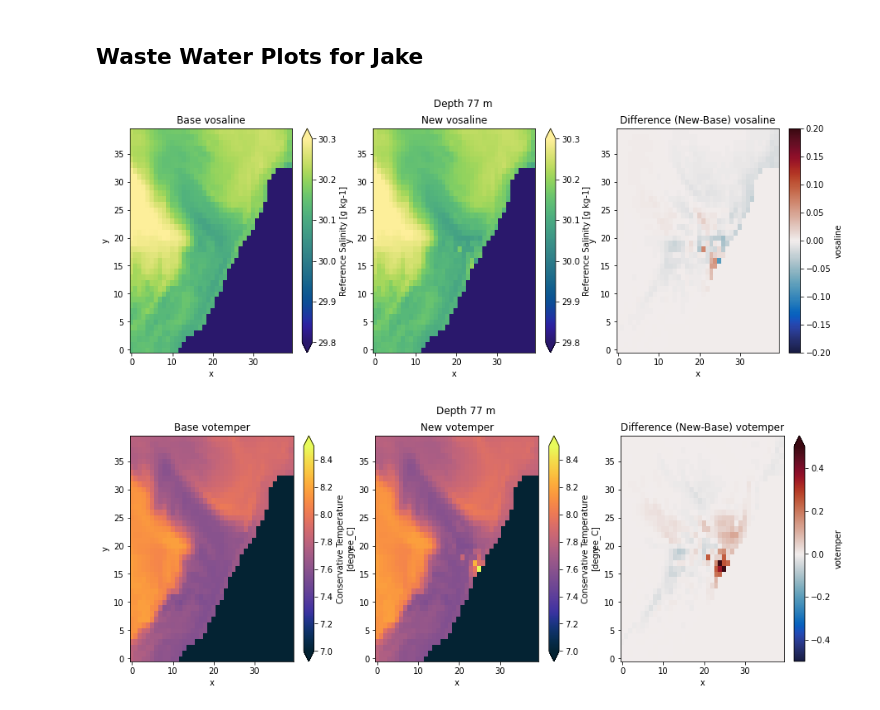
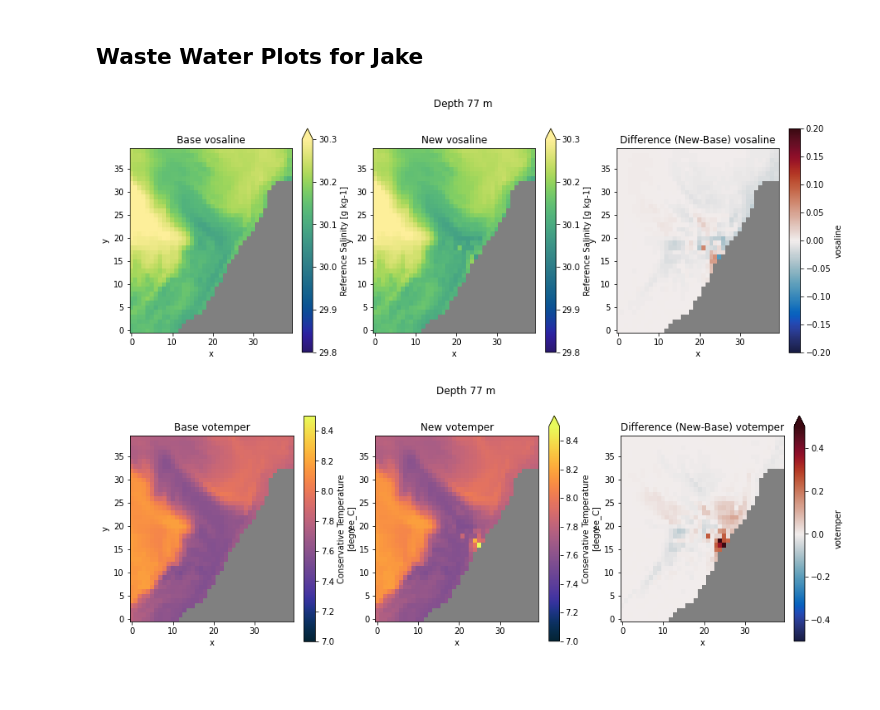
Before and after one commit to SalishSeaCast/analysis-susan, a Jupyter notebook: IonaOutfall/PlottingForJake.ipynb, the cells around one changed output. Saved outputs shown, nothing was run; the diff lists cells and outputs as text; code cells hidden in the pictures; blank space fills up the shorter version.

Commit message:
Add plotting square and masking land

```diff
--- a/IonaOutfall/PlottingForJake.ipynb
+++ b/IonaOutfall/PlottingForJake.ipynb
@@ -7,3 +10,15 @@ import xarray as xr
+# %%
+# mesh mask file for land mask
+meshmask = xr.open_dataset('/home/sallen/MEOPAR/grid/mesh_mask202108.nc')
+tmask = meshmask.tmask[0]
+# %%
+# make land versions of cmaps, land is grey
+cm_salt = copy.copy(cm.haline)
+cm_salt.set_bad('grey')
+cm_bwr = copy.copy(cm.balance)
+cm_bwr.set_bad('grey')
+cm_temp = copy.copy(cm.thermal)
+cm_temp.set_bad('grey')
 # %%
 ## No outfall file
 base = xr.open_dataset('/data/sallen/results/MEOPAR/wastewater/base_again/SalishSea_1h_20230301_20230301_grid_T.nc')
@@ -16,23 +31,29 @@ def planview(base, new, field, it, ide, cmap, vmax, vmin, dvmax):
     fig, axs = plt.subplots(1, 3, figsize=(15, 5))
     iz = 30  # width of domain plotted
 
-    base[field][it, ide, 400+iz:500-iz, 250+iz:350-iz].plot(ax=axs[0], cmap=cmap, vmax=vmax, vmin=vmin)
+    base[field][it, ide, 400+iz:500-iz, 250+iz:350-iz].where(
+        tmask[ide, 400+iz:500-iz, 250+iz:350-iz]).plot(ax=axs[0], cmap=cmap, vmax=vmax, vmin=vmin)
     axs[0].set_title(f'Base {field}')
 
-    new[field][it, ide, 400+iz:500-iz, 250+iz:350-iz].plot(ax=axs[1], cmap=cmap, vmax=vmax, vmin=vmin)
+    new[field][it, ide, 400+iz:500-iz, 250+iz:350-iz].where(
+        tmask[ide, 400+iz:500-iz, 250+iz:350-iz]).plot(ax=axs[1], cmap=cmap, vmax=vmax, vmin=vmin)
     axs[1].set_title(f'New {field}')
 
     (new[field][it, ide, 400+iz:500-iz, 250+iz:350-iz]-
-     base[field][it, ide, 400+iz:500-iz, 250+iz:350-iz]).plot(ax=axs[2], cmap=cm.balance,
+     base[field][it, ide, 400+iz:500-iz, 250+iz:350-iz]).where(
+        tmask[ide, 400+iz:500-iz, 250+iz:350-iz]).plot(ax=axs[2], cmap=cm_bwr,
                                                               vmax=dvmax, vmin=-dvmax)
     axs[2].set_title(f'Difference (New-Base) {field}')
 
+    for ax in axs:
+        viz_tools.set_aspect(ax)
+
     fig.suptitle(f'Depth {base.deptht[ide].values:.0f} m')
 # %%
-planview(base, tands, 'vosaline', 23, 25, cm.haline, 30.3, 29.8, 0.2)
+planview(base, tands, 'vosaline', 23, 25, cm_salt, 30.3, 29.8, 0.2)
 # %% [output]
-[figure, old version]
+[figure, new version]
 # %%
-planview(base, tands, 'votemper', 23, 25, cm.thermal, 7, 8.5, 0.5)
+planview(base, tands, 'votemper', 23, 25, cm_temp, 8.5, 7, 0.5)
 # %% [output]
-[figure, old version]
+[figure, new version]
```
Also changed, not shown: parts of 1 cell of this notebook.
